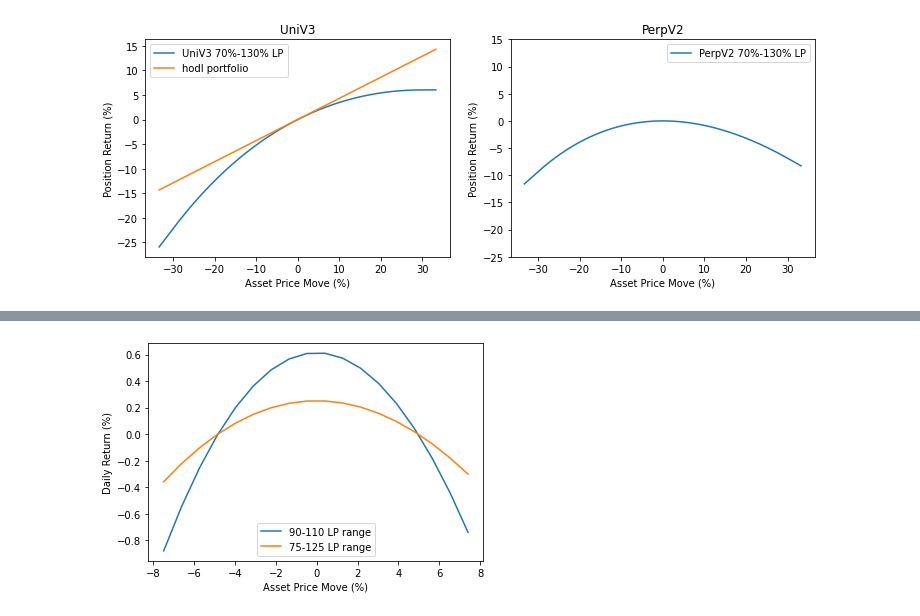
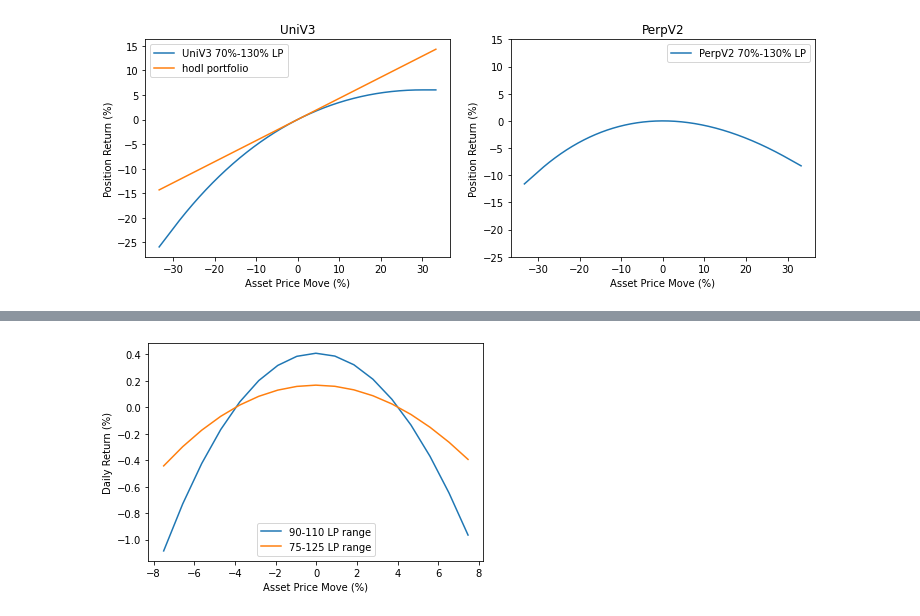
Before and after one commit to Brahma-fi/quantent, a Jupyter notebook: notebooks/perp_thread_2.ipynb, the cells around one changed output, grey strips where cells are left out. Saved outputs shown, nothing was run; the diff lists cells and outputs as text; code cells hidden in the pictures.

```diff
--- a/notebooks/perp_thread_2.ipynb
+++ b/notebooks/perp_thread_2.ipynb
@@ -80,7 +80,7 @@ for i,row in perp_pool_data.iterrows():
     barrier_range = 0.5
     price_barriers = np.array([1-barrier_range, 1+barrier_range])*price
 
-    v3_pos = UniswapV3(liquidity = 1000, initial_price = price, price_barriers = price_barriers)
+    v3_pos = UniswapV3(liquidity_usd = 1000, initial_price = price, price_barriers = price_barriers)
 
     pool_share = v3_pos.liquidity/(row.pool_liquidity+v3_pos.liquidity)
 
@@ -124,35 +124,35 @@ perp_pool_data[['pool_tvl','weekly_reward_tokens_old','weekly_reward_tokens_new'
 liquidity_usd = 1000
 spot_price = perp_pool_data.loc['vCRV','index_price']
 
 lp_range_1 = np.array([0.9,1.1])
 lp_range_2 = np.array([0.75,1.25])
 
 
 # positions
-lp_position_1 = UniswapV3(liquidity = liquidity_usd, initial_price = spot_price, price_barriers = lp_range_1*spot_price)
-lp_position_2 = UniswapV3(liquidity = liquidity_usd, initial_price = spot_price, price_barriers = lp_range_2*spot_price)
+lp_position_1 = UniswapV3(liquidity_usd = liquidity_usd, initial_price = spot_price, price_barriers = lp_range_1*spot_price)
+lp_position_2 = UniswapV3(liquidity_usd = liquidity_usd, initial_price = spot_price, price_barriers = lp_range_2*spot_price)
 
 
 # create price range for plotting
 p_min, p_max = 0.925*spot_price, 1.075*spot_price
 price_range = np.arange(p_min, p_max, 0.01)
 
 
 # Generating the position data for the whole price range
-position_values_1 = np.array([lp_position_1.perp_position_pnl(price) for price in price_range])
-position_values_2 = np.array([lp_position_2.perp_position_pnl(price) for price in price_range])
+position_values_1 = np.array([lp_position_1.perp_v2_position_pnl(price) for price in price_range])
+position_values_2 = np.array([lp_position_2.perp_v2_position_pnl(price) for price in price_range])
 
 # daily rewards
 daily_pool_reward = perp_pool_data.loc['vCRV','weekly_reward_tokens_new']*(op_price+perp_price)/7
 pool_liquidity = perp_pool_data.loc['vCRV','pool_liquidity']
 daily_reward_1 = lp_position_1.liquidity / (pool_liquidity+lp_position_1.liquidity)*daily_pool_reward
 daily_reward_2 = lp_position_2.liquidity / (pool_liquidity+lp_position_2.liquidity)*daily_pool_reward
 
 plt.plot((price_range/spot_price-1)*100,(position_values_1+daily_reward_1)/liquidity_usd*100,label='90-110 LP range')
 plt.plot((price_range/spot_price-1)*100,(position_values_2+daily_reward_2)/liquidity_usd*100,label='75-125 LP range')
 plt.xlabel('Asset Price Move (%)')
 plt.ylabel('Daily Return (%)')
 plt.legend()
 plt.show()
 # %% [output]
-[figure, old version]
+[figure, new version]
```
Also changed, not shown: parts of 2 cells of this notebook.
